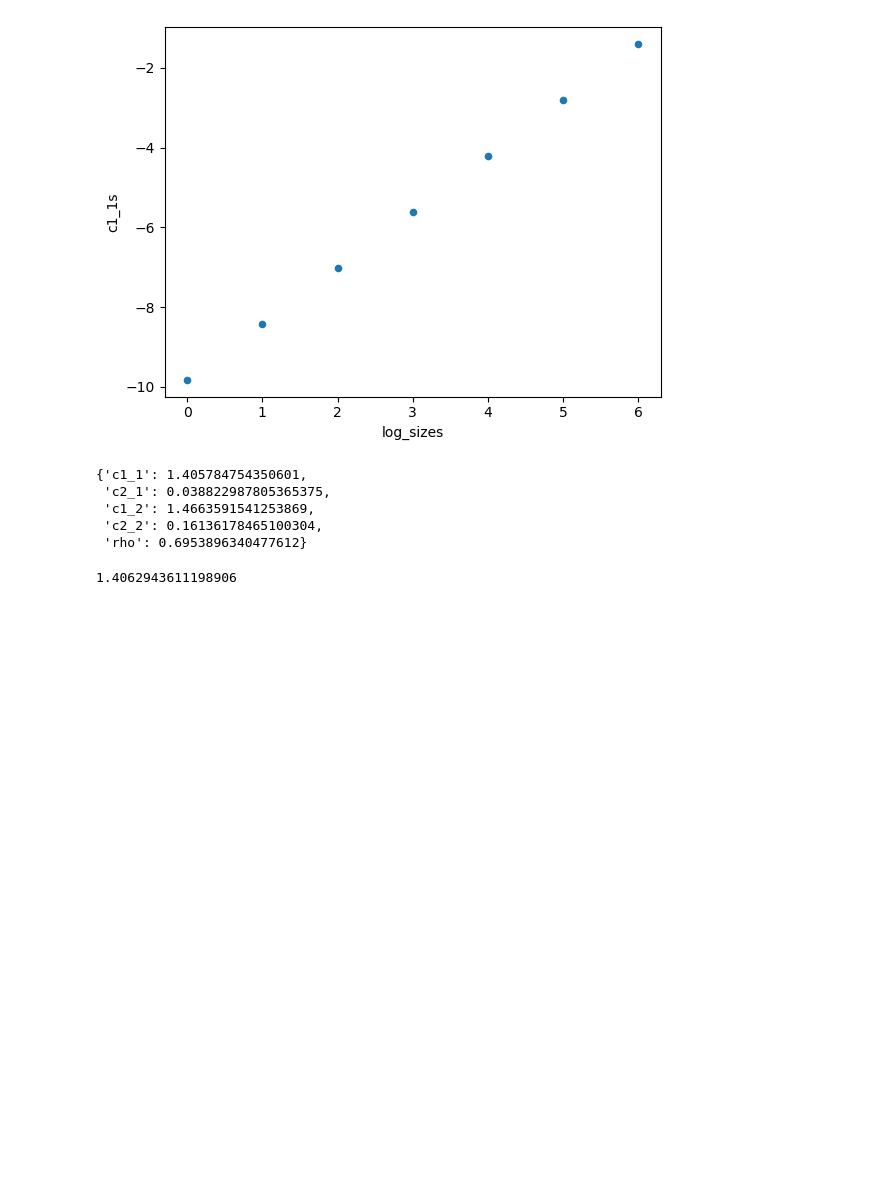
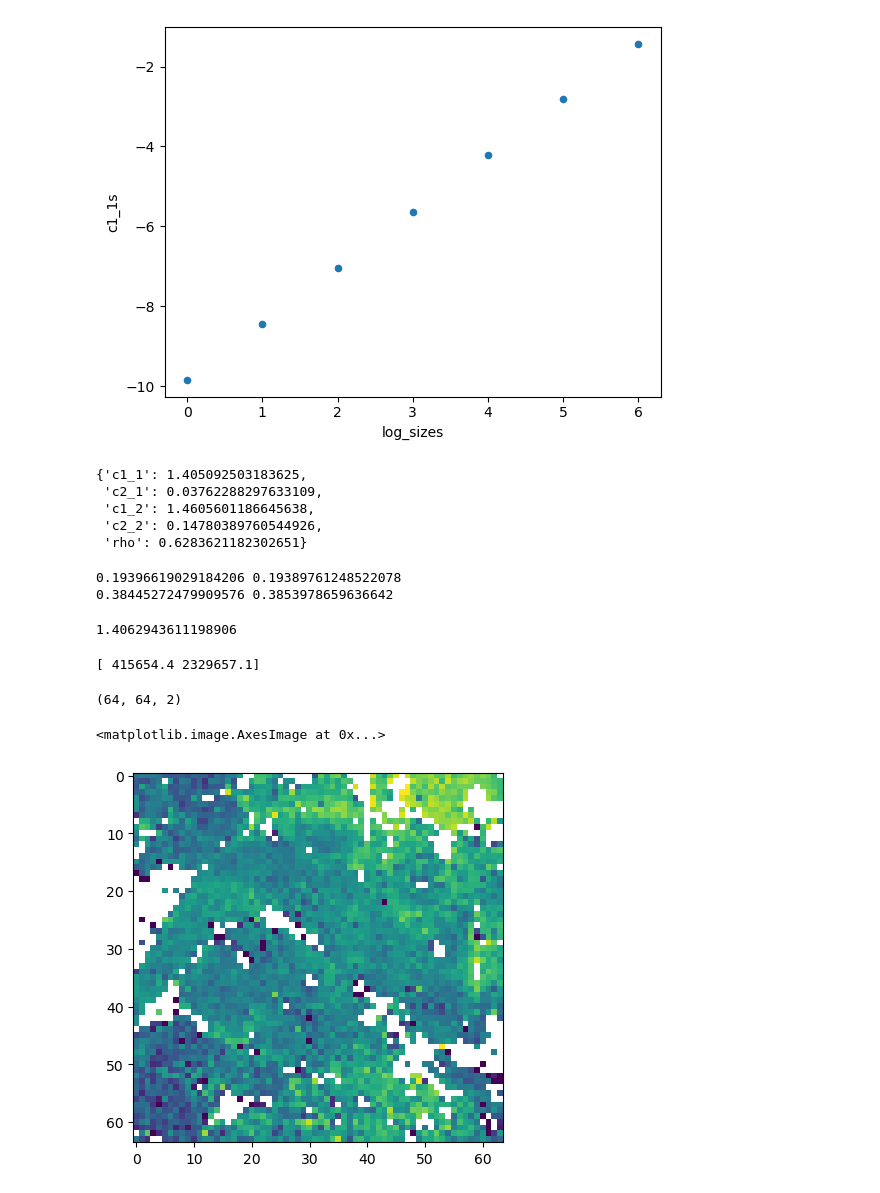
Before and after one commit to fsemecurbe/MMTMSS, a Jupyter notebook: 2-Estimation of multifractal parameters.ipynb, the cells around one changed output. Saved outputs shown, nothing was run; the diff lists cells and outputs as text; code cells hidden in the pictures; blank space fills up the shorter version.

```diff
--- a/2-Estimation of multifractal parameters.ipynb
+++ b/2-Estimation of multifractal parameters.ipynb
@@ -73,23 +80,42 @@ scale_index.plot.scatter('log_sizes', 'c1_1s')
 # %%
 df = scale_index.iloc[1:5]
 # %%
-multifractale_estimation(df)
+feature = multifractale_estimation(df)
+feature
 # %% [output]
-{'c1_1': 1.405784754350601,
- 'c2_1': 0.038822987805365375,
- 'c1_2': 1.4663591541253869,
- 'c2_2': 0.16136178465100304,
- 'rho': 0.6953896340477612}
+{'c1_1': 1.405092503183625,
+ 'c2_1': 0.03762288297633109,
+ 'c1_2': 1.4605601186645638,
+ 'c2_2': 0.14780389760544926,
+ 'rho': 0.6283621182302651}
+# %%
+print(feature['c2_1']**.5, ((feature['c1_1'] - 2*np.log(2))*2)**.5)
+print(feature['c2_2']**.5, ((feature['c1_2'] - 2*np.log(2))*2)**.5)
+# %% [output]
+0.19396619029184206 0.19389761248522078
+0.38445272479909576 0.3853978659636642
 # %%
 2*np.log(2) + sigma1**2/2
 # %% [output]
 1.4062943611198906
 # %%
 paris = np.load('paris_household.npy')
-
+print(paris.sum(axis=(0,1)))
+paris = paris[32:96, 32:96,:]
 #paris[paris==0] = 1
 paris[:,:,0] = paris[:,:,0] / paris[:,:,0].sum()
 paris[:,:,1] = paris[:,:,1] / paris[:,:,1].sum()
+# %% [output]
+[ 415654.4 2329657.1]
+# %%
+paris.shape
+# %% [output]
+(64, 64, 2)
+# %%
+plt.imshow(paris[:,:,0]/(paris[:,:,0]+paris[:,:,1]) )
+# %% [output]
+<matplotlib.image.AxesImage at 0x...>
+[figure, added]
 # %%
 scale_index = multiscale_estimation(paris)
 scale_index
```
Also changed, not shown: parts of 9 cells of this notebook.
